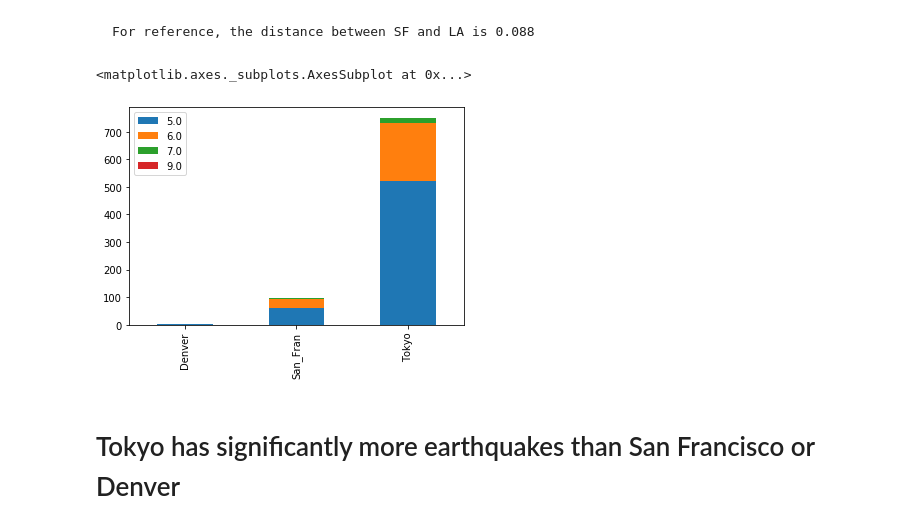
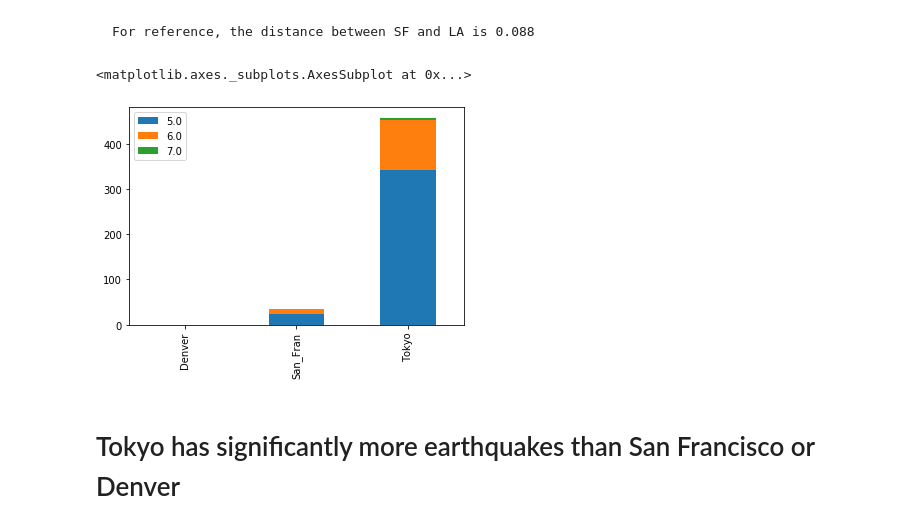
Before and after one commit to royceschultz/Data-Analysis, a Jupyter notebook: Earthquakes/Earthquake.ipynb, the cells around one changed output. Drawn from its saved outputs; the diff is of its cells as text; code cells hidden in the pictures.

```diff
--- a/Earthquakes/Earthquake.ipynb
+++ b/Earthquakes/Earthquake.ipynb
@@ -153,16 +208,16 @@ dtype: float64
 # %% [markdown]
     For reference, the distance between SF and LA is 0.088
 # %%
-Local_Dist = .08
+Local_Dist = .05
 
 Denver_Local_Counts = df[df.Dist_Denver < Local_Dist].Rounded_Magnitude.value_counts()
 San_Fran_Local_Counts = df[df.Dist_San_Fran < Local_Dist].Rounded_Magnitude.value_counts()
 Tokyo_Local_Counts = df[df.Dist_Tokyo < Local_Dist].Rounded_Magnitude.value_counts()
 
 counts = pd.concat({'Denver':Denver_Local_Counts, 'San_Fran':San_Fran_Local_Counts, 'Tokyo':Tokyo_Local_Counts}, axis = 1).fillna(0)
 counts.transpose().plot(kind='bar',stacked=True)
 # %% [output]
 <matplotlib.axes._subplots.AxesSubplot at 0x...>
-[figure, old version]
+[figure, new version]
 # %% [markdown]
 # Tokyo has significantly more earthquakes than San Francisco or Denver
```
Also changed, not shown: parts of 13 cells of this notebook.
